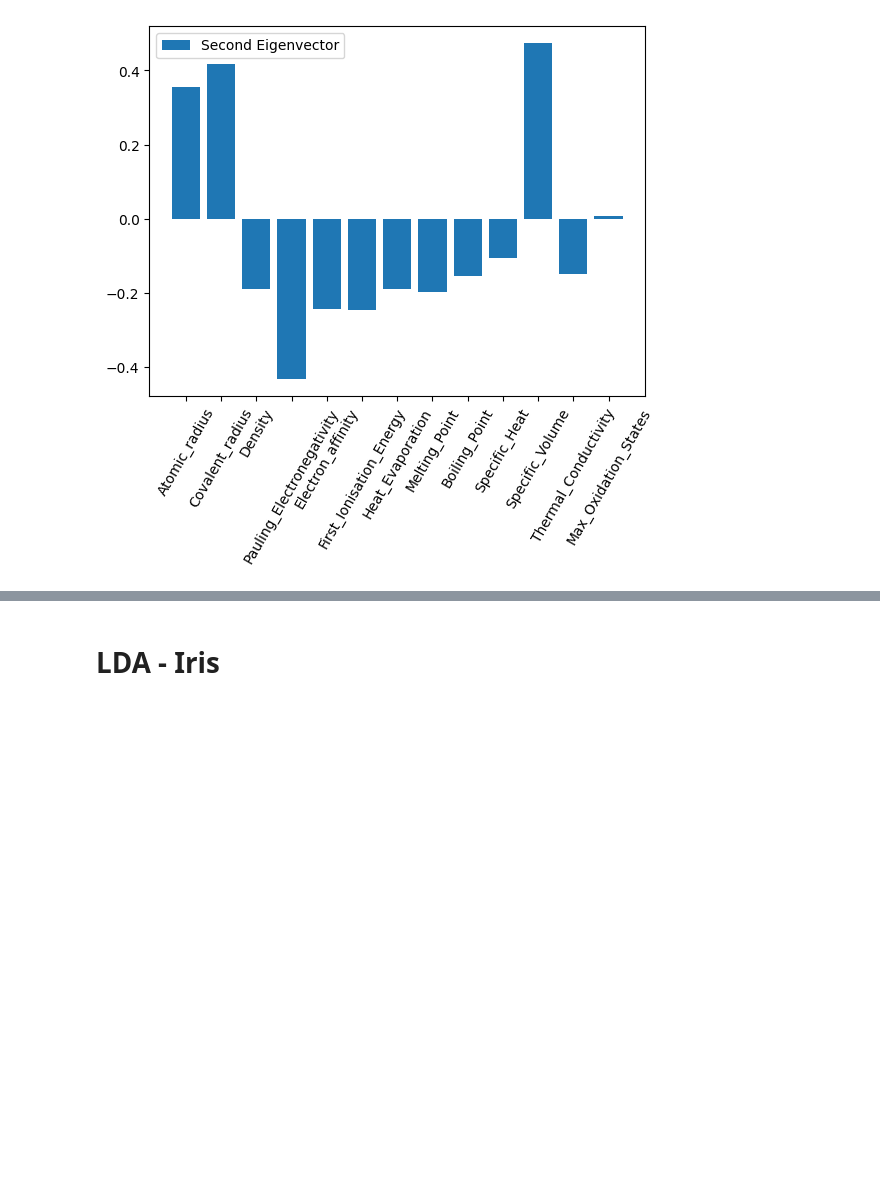
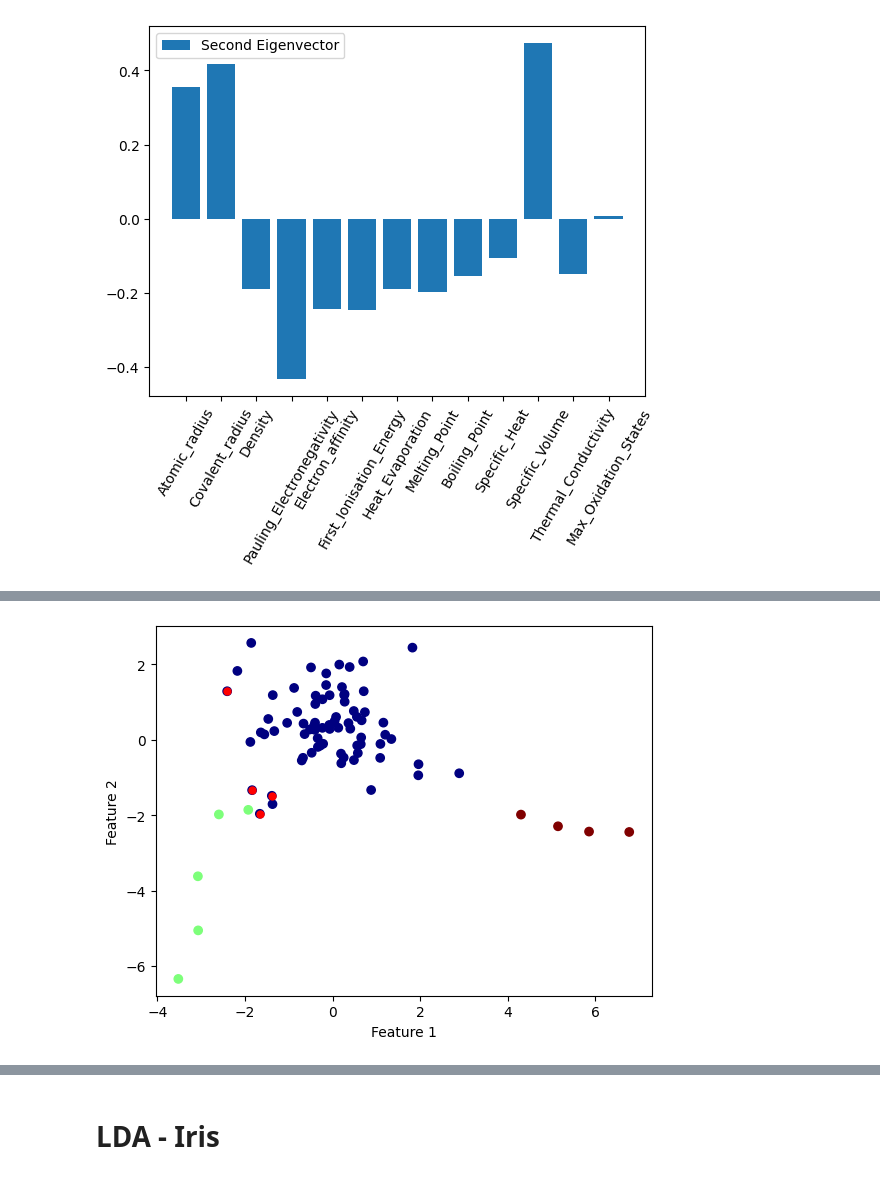
Before and after one commit to SergeiVKalinin/MSE_Fall2023, a Jupyter notebook: Module 4/10_PCA_LDA_Elements.ipynb, the cells around one changed output, grey strips where cells are left out. Cells and saved outputs as stored; diff of their text form; code cells hidden in the pictures; blank space fills up the shorter version.

```diff
--- a/Module 4/10_PCA_LDA_Elements.ipynb
+++ b/Module 4/10_PCA_LDA_Elements.ipynb
@@ -284,0 +164,37 @@ plt.imshow(X_rec.reshape(8,8))
+# %%
+# Import the required libraries
+from sklearn.discriminant_analysis import LinearDiscriminantAnalysis
+from sklearn.preprocessing import StandardScaler
+
+# Create the features and target variables
+X = df2[['Atomic_radius', 'Covalent_radius','Density', 'Pauling_Electronegativity',
+             'Electron_affinity', 'First_Ionisation_Energy', 'Heat_Evaporation',
+             'Melting_Point', 'Boiling_Point', 'Specific_Heat', 'Specific_Volume',
+             'Thermal_Conductivity', 'Max_Oxidation_States']]
+
+y = df2['Alkali'] + 2*df2['Halogen']
+
+# Standardize the features
+X_std = StandardScaler().fit_transform(X)
+
+# Create the local discriminant analysis model
+lda = LinearDiscriminantAnalysis(n_components = 2)
+
+# Fit the model to the data
+lda.fit_transform(X_std, y)
+
+# Predict the labels for the data
+y_pred = lda.predict(X_std)
+X_t = lda.fit_transform(X_std, y)
+
+# Plot the decision boundary
+plt.scatter(X_t[:, 0], X_t[:, 1], c=y, cmap = "jet")
+
+# Show Alkali Earth
+plt.scatter(X_t[df2['Alkali_Earth'] == 1, 0], X_t[df2['Alkali_Earth'] == 1, 1], c = 'red', s = 25, marker='o')
+
+plt.xlabel('Feature 1')
+plt.ylabel('Feature 2')
+plt.show()
+# %% [output]
+[figure, added]
```
Also changed, not shown: parts of 43 cells of this notebook.
